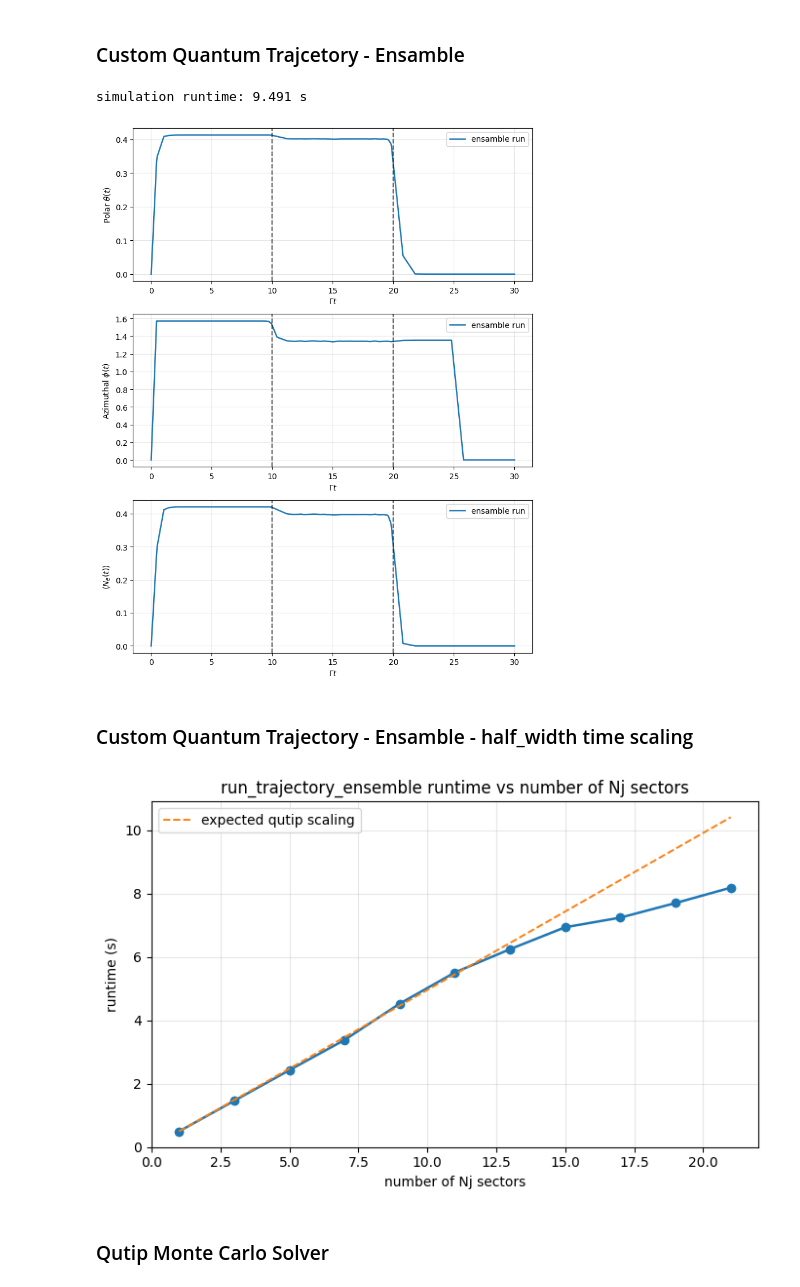
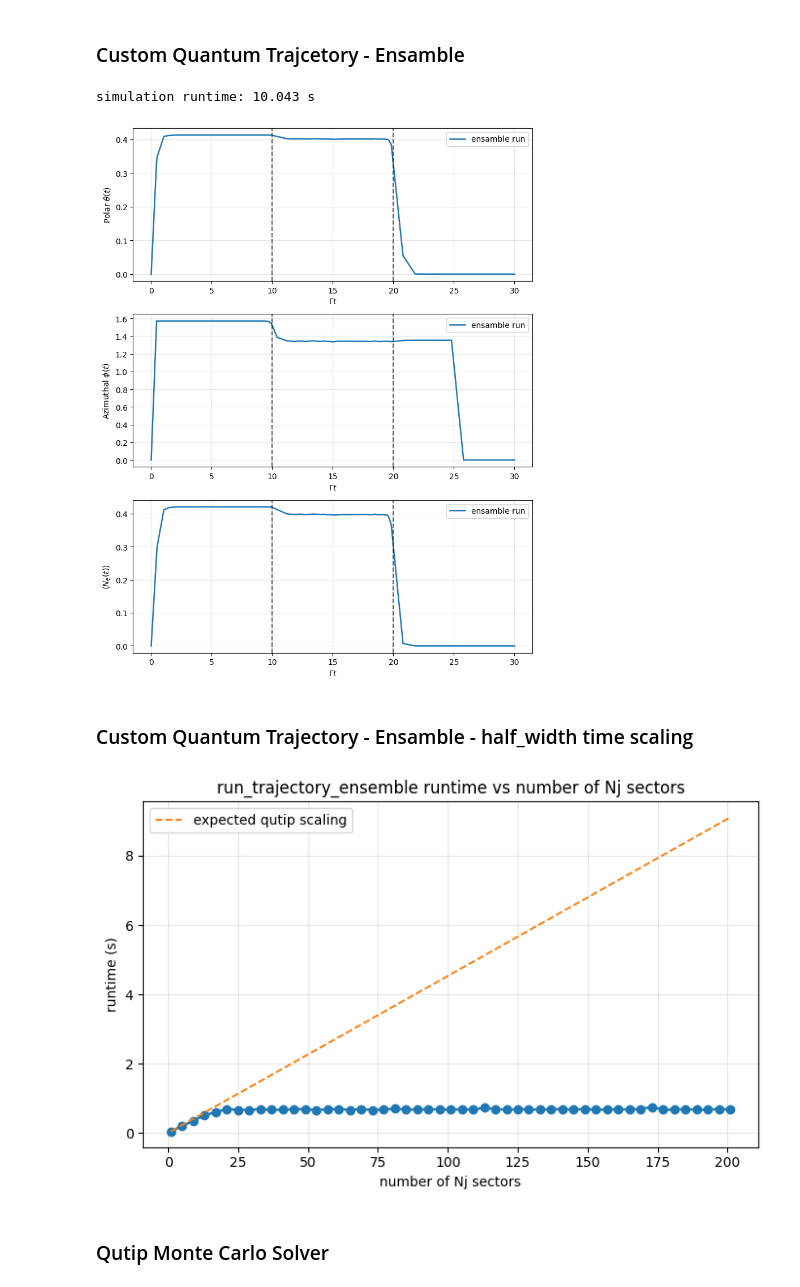
Before and after one commit to AsharKamal98/cavity-OAT, a Jupyter notebook: main.ipynb, the cells around one changed output. Cells and saved outputs as stored; diff of their text form; code cells hidden in the pictures.

Commit message:
feat: shifted jump operator option to custom and qutip codes

```diff
--- a/main.ipynb
+++ b/main.ipynb
@@ -78,7 +79,7 @@ run_single_trajectory()
 # %% [markdown]
 ### Custom Quantum Trajcetory - Ensamble
 # %%
-def run_ensamble():
+def run_ensamble(shifted_jump_operator=False):
     import time
 
     from quantum_trajectories.state_helpers import centered_sector_initial_coeffs
@@ -101,6 +102,7 @@ def run_ensamble():
         save_every=save_every,
         seed=seed,
         ntraj=100,
+        shifted_jump_operator=shifted_jump_operator,
     )
     simulation_runtime = time.perf_counter() - t0
 
@@ -119,14 +121,14 @@ def run_ensamble():
 
     print(f"simulation runtime: {simulation_runtime:.3f} s")
 
-run_ensamble()
+run_ensamble(shifted_jump_operator = False)
 # %% [output]
-simulation runtime: 9.491 s
+simulation runtime: 10.043 s
 [figure]
 # %% [markdown]
 ### Custom Quantum Trajectory - Ensamble - half_width time scaling
 # %%
-def run_ensamble_half_width_time_scaling(max_half_width):
+def run_ensamble_half_width_time_scaling(max_half_width, shifted_jump_operator=False):
     import time
     import matplotlib.pyplot as plt
     from tqdm.auto import tqdm
@@ -134,7 +136,7 @@ def run_ensamble_half_width_time_scaling(max_half_width):
     from quantum_trajectories.state_helpers import centered_sector_initial_coeffs
     from quantum_trajectories.ensamble_sim import run_trajectory_ensemble
 
-    half_width_values = list(range(max_half_width+1))
+    half_width_values = list(range(0, max_half_width + 1, 2))
     num_nj_sectors = [2 * half_width + 1 for half_width in half_width_values]
     half_width_runtimes = []
 
@@ -147,36 +149,37 @@ def run_ensamble_half_width_time_scaling(max_half_width):
             gamma=gamma,
             phases=phases,
             sector_coeffs=sector_coeffs,
             dt=dt,
             save_every=save_every,
             seed=seed,
-            ntraj=5,
+            ntraj=10,
+            shifted_jump_operator=shifted_jump_operator,
         )
         runtime = time.perf_counter() - t0
         half_width_runtimes.append(runtime)
         # print(f"half_width={half_width}: {runtime:.3f} s")
 
     output_dir = Path("output")
     output_dir.mkdir(exist_ok=True)
 
     fig, ax = plt.subplots(figsize=(7, 4.5))
     ax.plot(num_nj_sectors, half_width_runtimes, marker="o", linewidth=1.8)
     baseline_runtime = half_width_runtimes[0]
     reference_curve = [baseline_runtime * x for x in num_nj_sectors]
     ax.plot(num_nj_sectors, reference_curve, "--", linewidth=1.4, label="expected qutip scaling")
     ax.set_xlabel("number of Nj sectors")
     ax.set_ylabel("runtime (s)")
     ax.set_title("run_trajectory_ensemble runtime vs number of Nj sectors")
     ax.grid(alpha=0.3)
     ax.legend()
     fig.tight_layout()
     fig.savefig(output_dir / "qt_ensamble_half_width_time_scaling.png", dpi=200, bbox_inches="tight")
 
     # half_width_runtimes
 
-run_ensamble_half_width_time_scaling(max_half_width=10)
+run_ensamble_half_width_time_scaling(max_half_width=100, shifted_jump_operator=True)
 # %% [output]
-[figure, old version]
+[figure, new version]
 # %% [markdown]
 ### Qutip Monte Carlo Solver
 # %%
```
Also changed, not shown: parts of 5 cells of this notebook, 3 other files.
